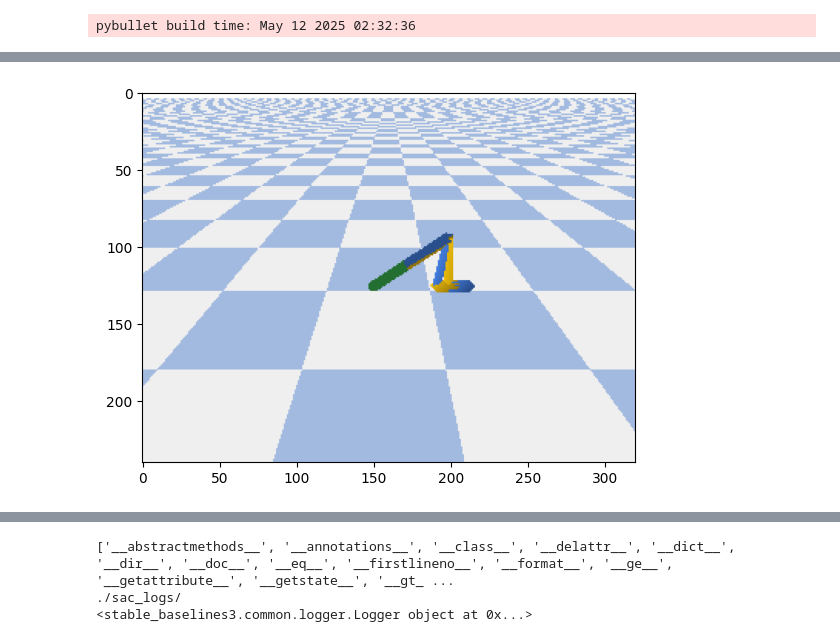
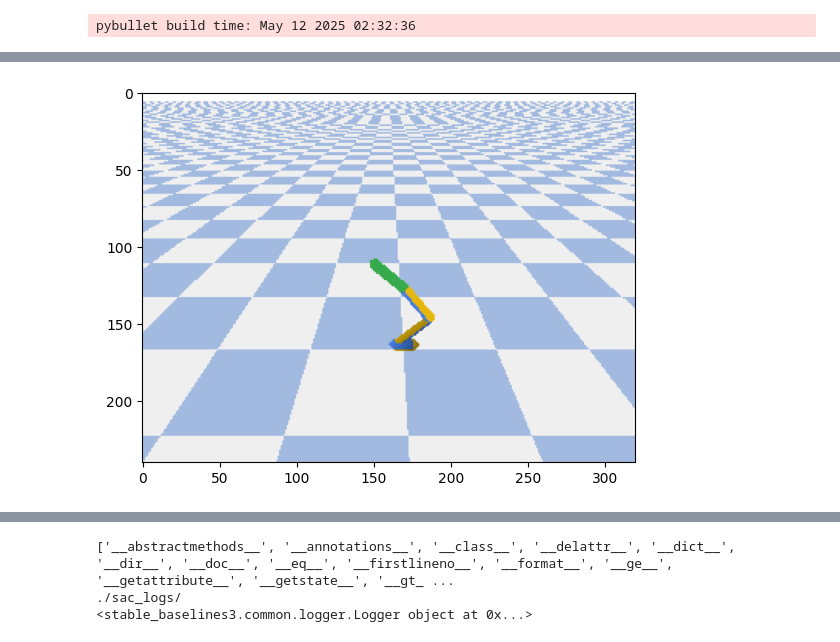
Before and after one commit to ronan-39/exoskeleton, a Jupyter notebook: train_pybullet_walker.ipynb, the cells around one changed output, grey strips where cells are left out. Cells and saved outputs as stored; diff of their text form; code cells hidden in the pictures.

```diff
--- a/train_pybullet_walker.ipynb
+++ b/train_pybullet_walker.ipynb
@@ -27,11 +26,11 @@ pybullet build time: May 12 2025 02:32:36
 model = SAC(
     "MlpPolicy",
     env,
-    tensorboard_log="./sac_logs/"
+    tensorboard_log="./sac_logs/",
 )
 
-model.learn(total_timesteps=1_000_000, progress_bar=True)
-model.save("million_steps_run")
+model.learn(total_timesteps=300_000, progress_bar=True)
+model.save("300k_steps_run")
 print("finished training and saved run")
 # %% [output]
 [interactive output not drawn]
@@ -45,11 +45,11 @@ Consider using tensor.detach() first. (Triggered internally at
 # %%
-# obs, info = env.reset()
-# img = plt.imshow(env.render())
-# for _ in range(1000):
-#     img.set_data(env.render())
-#     display.display(plt.gcf())
-#     display.clear_output(wait=True)
-#     action, _states = model.predict(obs, deterministic=True)
-#     obs, reward, done, truncated, info = env.step(action)
+obs, info = env.reset()
+img = plt.imshow(env.render())
+for _ in range(100):
+    img.set_data(env.render())
+    display.display(plt.gcf())
+    display.clear_output(wait=True)
+    action, _states = model.predict(obs, deterministic=True)
+    obs, reward, done, truncated, info = env.step(action)
 # %% [output]
-[figure, old version]
+[figure, new version]
```
Also changed, not shown: parts of 3 cells of this notebook, 2 other files.
